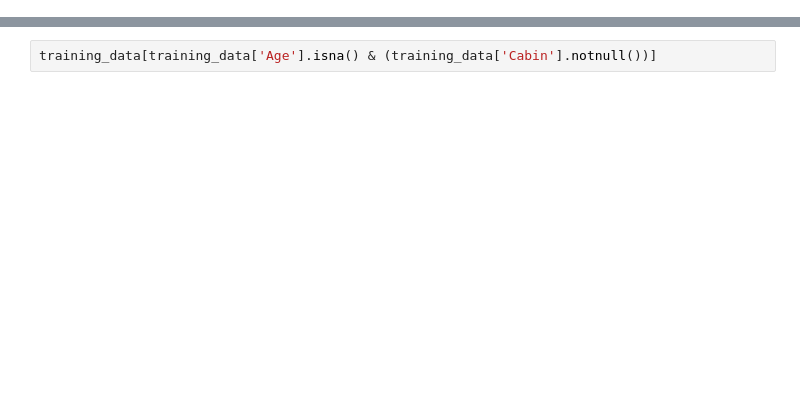
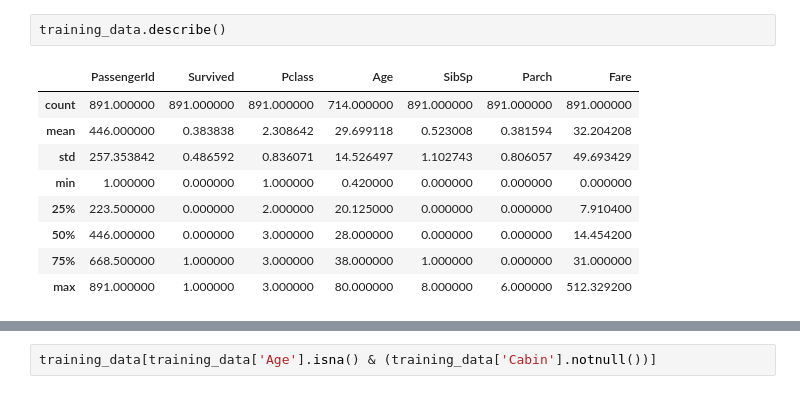
Before and after one commit to abobreshov/kaggle_titanic, a Jupyter notebook: notebook/dataInvestigation.ipynb, the cells around one changed output, grey strips where cells are left out. Cells and saved outputs as stored; diff of their text form; blank space fills up the shorter version.

Commit message:
data set analysis - new feature - Decks, Ages analysis

```diff
--- a/notebook/dataInvestigation.ipynb
+++ b/notebook/dataInvestigation.ipynb
@@ -13,0 +47,12 @@ training_data.head()
+# %%
+training_data.describe()
+# %% [output]
+|  | PassengerId | Survived | Pclass | Age | SibSp | Parch | Fare |
+| count | 891.000000 | 891.000000 | 891.000000 | 714.000000 | 891.000000 | 891.000000 | 891.000000 |
+| mean | 446.000000 | 0.383838 | 2.308642 | 29.699118 | 0.523008 | 0.381594 | 32.204208 |
+| std | 257.353842 | 0.486592 | 0.836071 | 14.526497 | 1.102743 | 0.806057 | 49.693429 |
+| min | 1.000000 | 0.000000 | 1.000000 | 0.420000 | 0.000000 | 0.000000 | 0.000000 |
+| 25% | 223.500000 | 0.000000 | 2.000000 | 20.125000 | 0.000000 | 0.000000 | 7.910400 |
+| 50% | 446.000000 | 0.000000 | 3.000000 | 28.000000 | 0.000000 | 0.000000 | 14.454200 |
+| 75% | 668.500000 | 1.000000 | 3.000000 | 38.000000 | 1.000000 | 0.000000 | 31.000000 |
+| max | 891.000000 | 1.000000 | 3.000000 | 80.000000 | 8.000000 | 6.000000 | 512.329200 |
```
Also changed, not shown: parts of 22 cells of this notebook, 1 other file.
